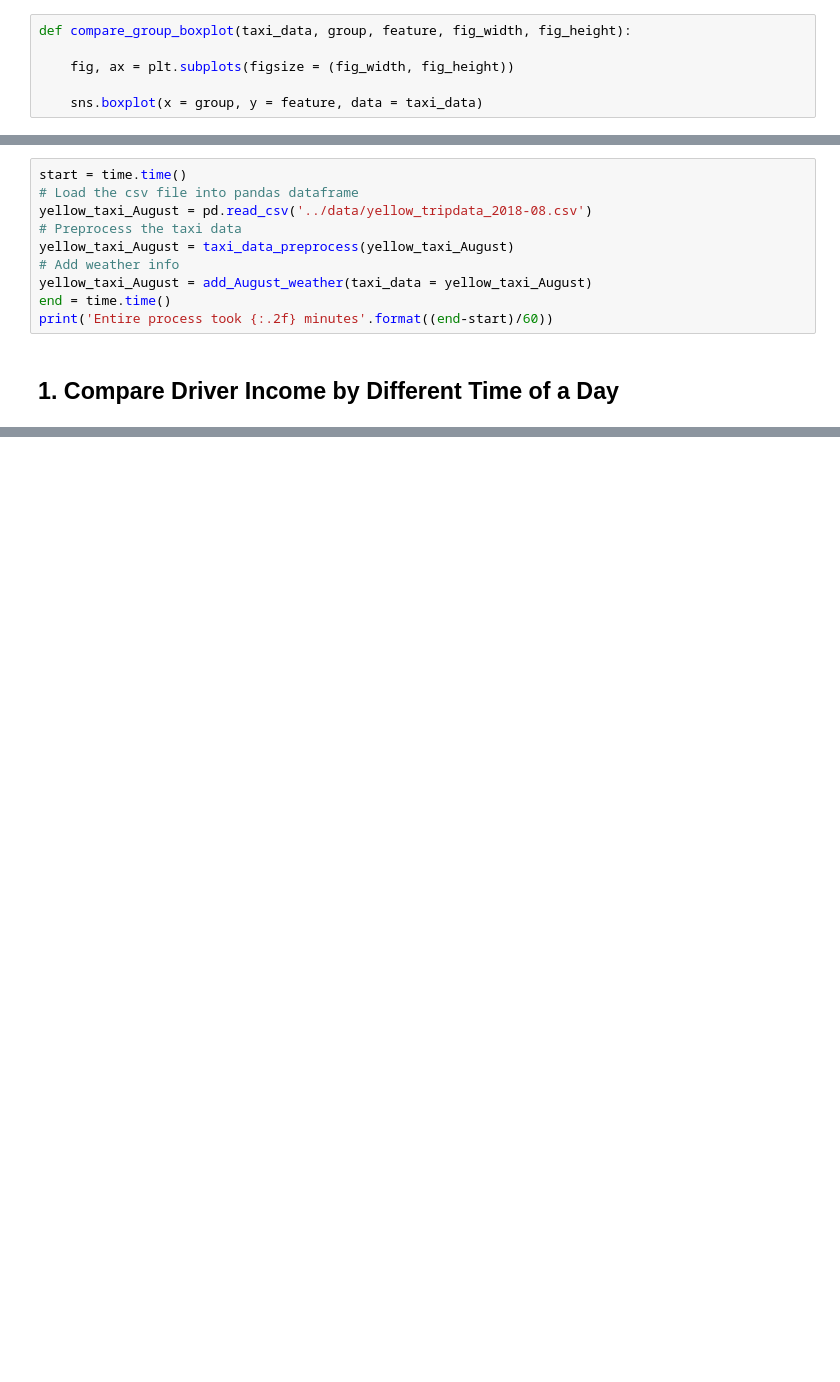
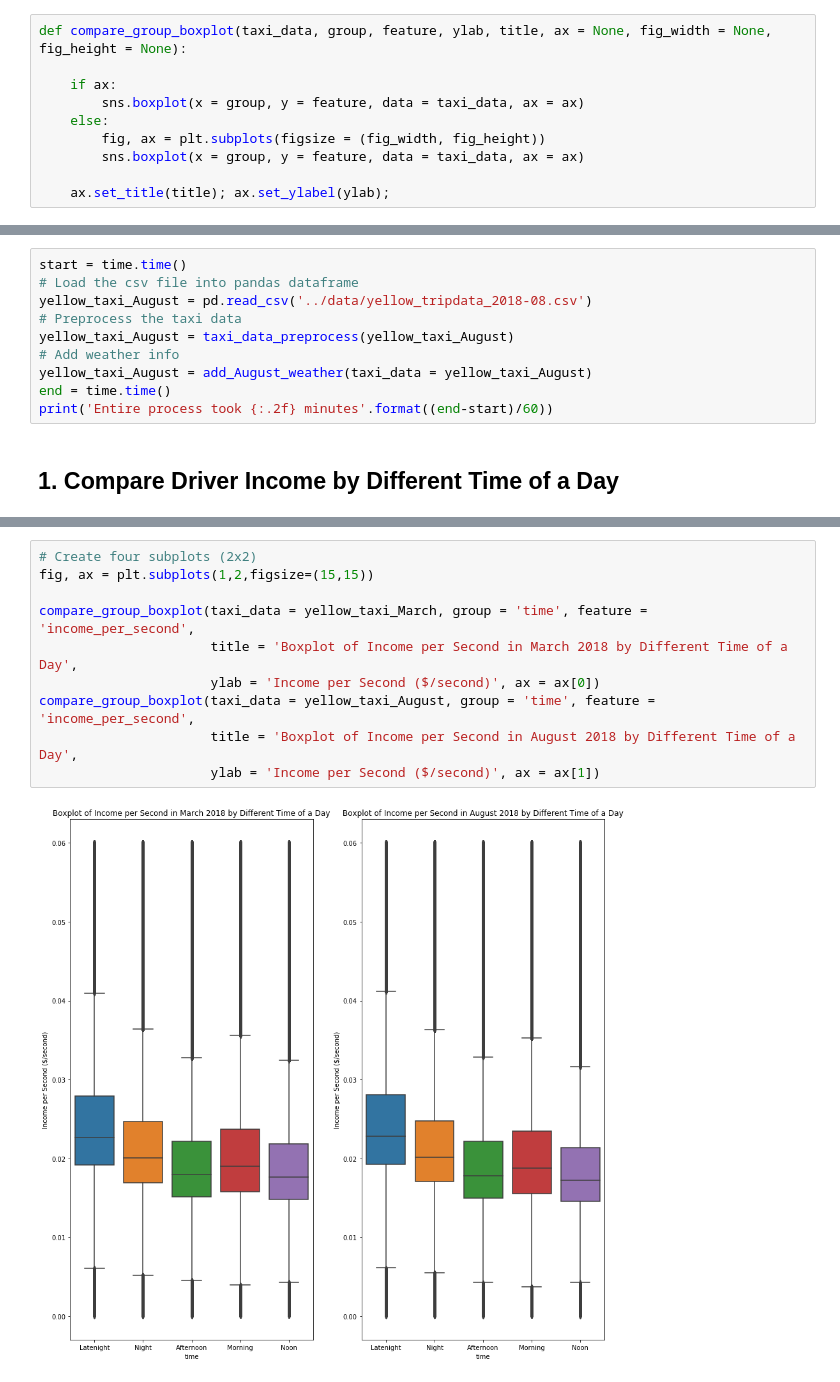
Before and after one commit to kefuzhu/University-of-Rochester, a Jupyter notebook: DSC440/Final-Project/code/TheNotebook.ipynb, the cells around one changed output, grey strips where cells are left out. Drawn from its saved outputs; the diff is of its cells as text; blank space fills up the shorter version.

```diff
--- a/DSC440/Final-Project/code/TheNotebook.ipynb
+++ b/DSC440/Final-Project/code/TheNotebook.ipynb
@@ -167,8 +179,12 @@ def compare_SV_density(taxi_data, feature, fig_width, fig_height):
 
     return ax
 # %%
-def compare_group_boxplot(taxi_data, group, feature, fig_width, fig_height):
+def compare_group_boxplot(taxi_data, group, feature, ylab, title, ax = None, fig_width = None, fig_height = None):
 
-    fig, ax = plt.subplots(figsize = (fig_width, fig_height))
+    if ax:
+        sns.boxplot(x = group, y = feature, data = taxi_data, ax = ax)
+    else:
+        fig, ax = plt.subplots(figsize = (fig_width, fig_height))
+        sns.boxplot(x = group, y = feature, data = taxi_data, ax = ax)
 
-    sns.boxplot(x = group, y = feature, data = taxi_data)
+    ax.set_title(title); ax.set_ylabel(ylab);
@@ -209,0 +271,12 @@ compare_group_boxplot(taxi_data = yellow_taxi_March, group = 'time', feature = '
+# %%
+# Create four subplots (2x2)
+fig, ax = plt.subplots(1,2,figsize=(15,15))
+
+compare_group_boxplot(taxi_data = yellow_taxi_March, group = 'time', feature = 'income_per_second',
+                      title = 'Boxplot of Income per Second in March 2018 by Different Time of a Day',
+                      ylab = 'Income per Second ($/second)', ax = ax[0])
+compare_group_boxplot(taxi_data = yellow_taxi_August, group = 'time', feature = 'income_per_second',
+                      title = 'Boxplot of Income per Second in August 2018 by Different Time of a Day',
+                      ylab = 'Income per Second ($/second)', ax = ax[1])
+# %% [output]
+[figure, added]
```
Also changed, not shown: parts of 30 cells of this notebook, 1 other file.
